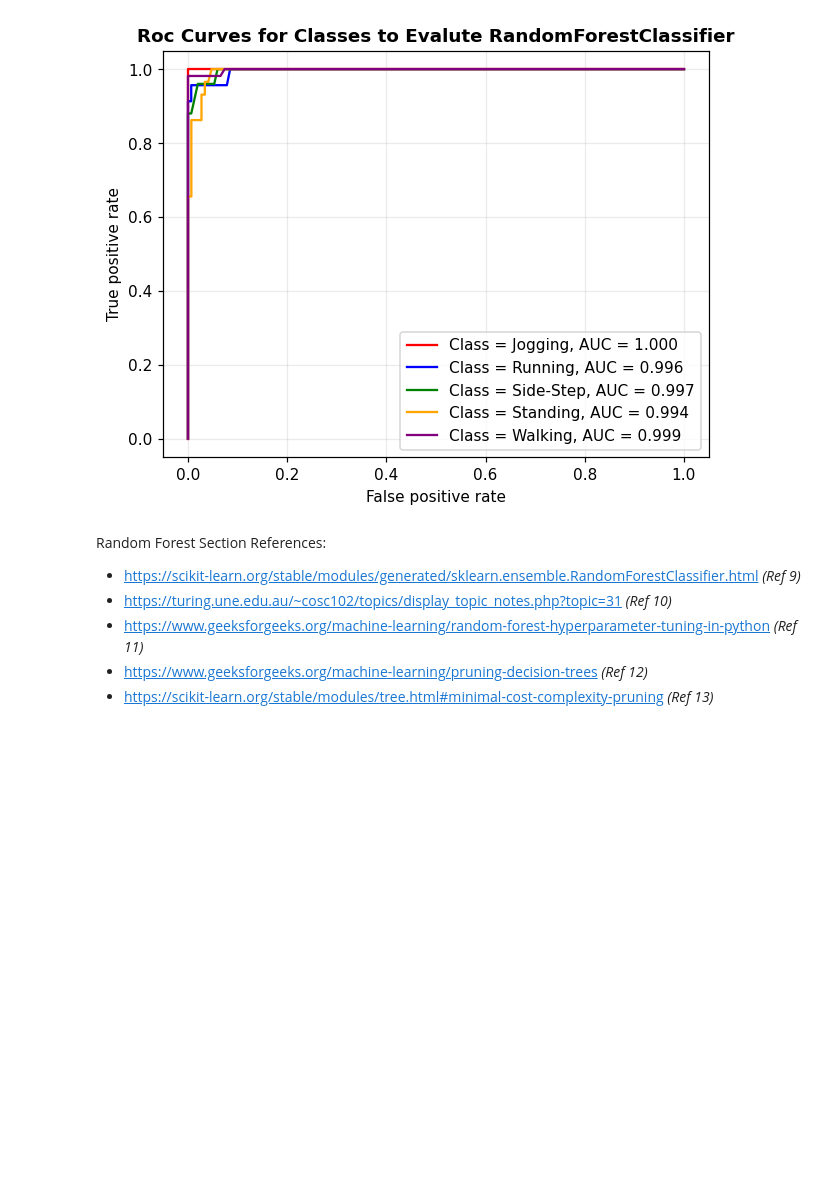
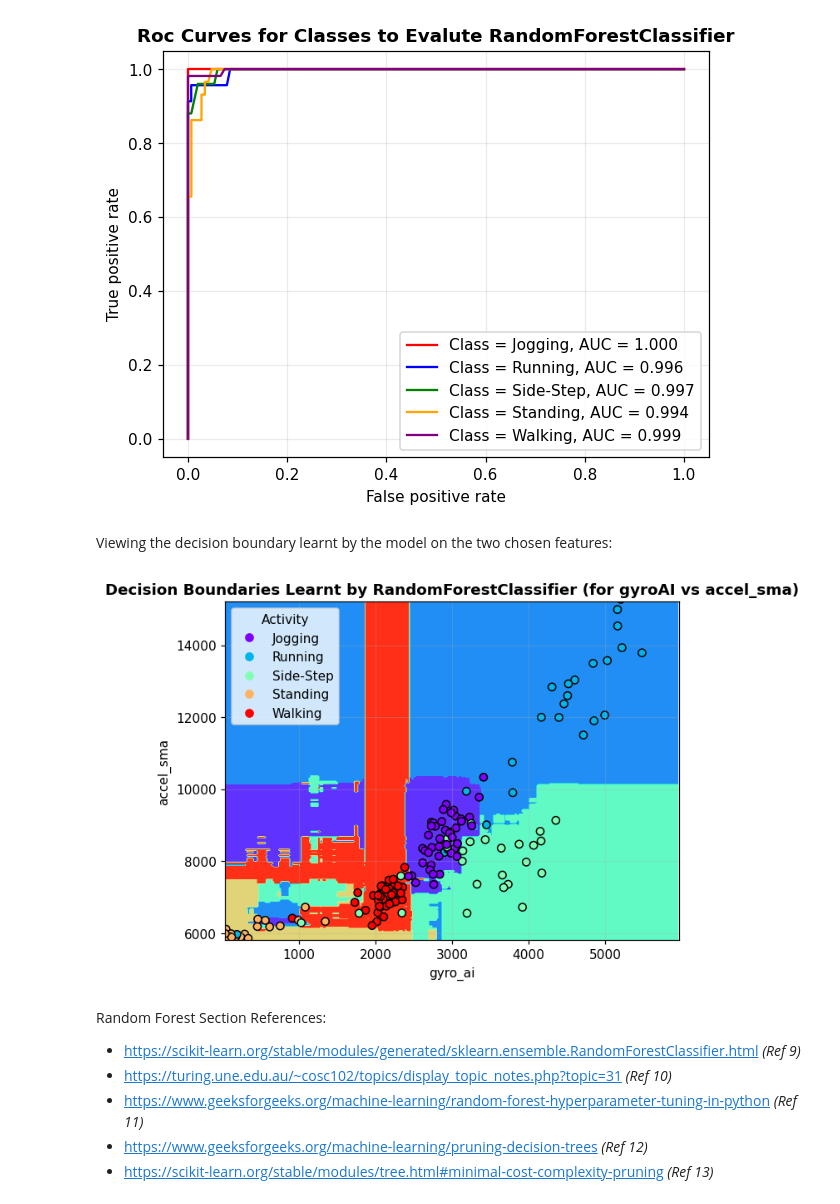
Before and after one commit to AKuinkel/cosc102-at3, a Jupyter notebook: COSC102_A3_Portfolio_for_ash.ipynb, the cells around one changed output. Drawn from its saved outputs; the diff is of its cells as text; code cells hidden in the pictures; blank space fills up the shorter version.

```diff
--- a/COSC102_A3_Portfolio_for_ash.ipynb
+++ b/COSC102_A3_Portfolio_for_ash.ipynb
@@ -2612,8 +2687,8 @@ With everything we have just discussed and the five highest ranked combinations
 # %% [markdown]
 Training our RandomForestClassifier model with the best combination of hyper-params we selected:
 # %%
-rand_forest_classifier = RandomForestClassifier(n_estimators=100,max_depth=10,
-                                                min_samples_leaf=1,random_state=0)
+rand_forest_hyper_params = {"n_estimators":100,"max_depth":10,"min_samples_leaf":1,"random_state":0}
+rand_forest_classifier = RandomForestClassifier(**rand_forest_hyper_params)
 
 rand_forest_classifier.fit(X_train,y_train)
 
@@ -2659,6 +2734,16 @@ Constructing the ROC/AUC visualisations also is a one-liner now because of our r
 roc_auc_visualisations(rand_forest_classifier)
 # %% [output]
 [figure]
+# %% [markdown]
+Viewing the decision boundary learnt by the model on the two chosen features:
+# %%
+plot_decision_boundaries_for_2_selected_features(RandomForestClassifier(**rand_forest_hyper_params),
+                                                 two_feature_X_train,two_feature_X_test,
+                                                 y_train,y_test,act_labels,
+                                                 "Decision Boundaries Learnt by RandomForestClassifier (for gyroAI vs accel_sma)"
+                                                 )
+# %% [output]
+[figure, added]
 # %% [markdown]
 Random Forest Section References:
  - https://scikit-learn.org/stable/modules/generated/sklearn.ensemble.RandomForestClassifier.html *(Ref 9)*
```
Also changed, not shown: parts of 17 cells of this notebook.
